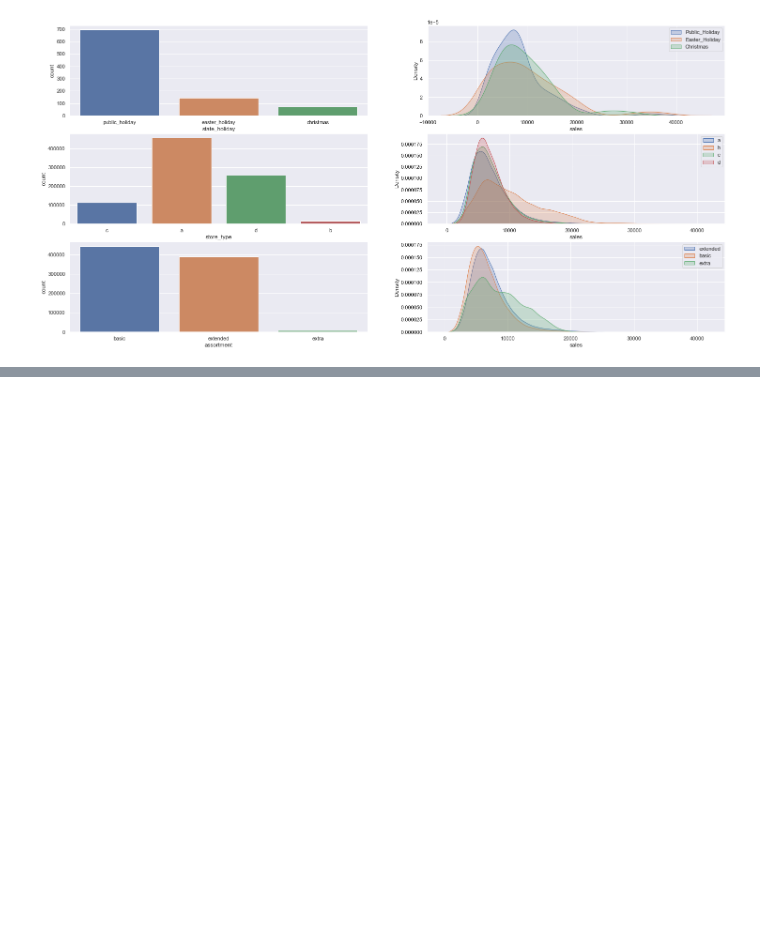
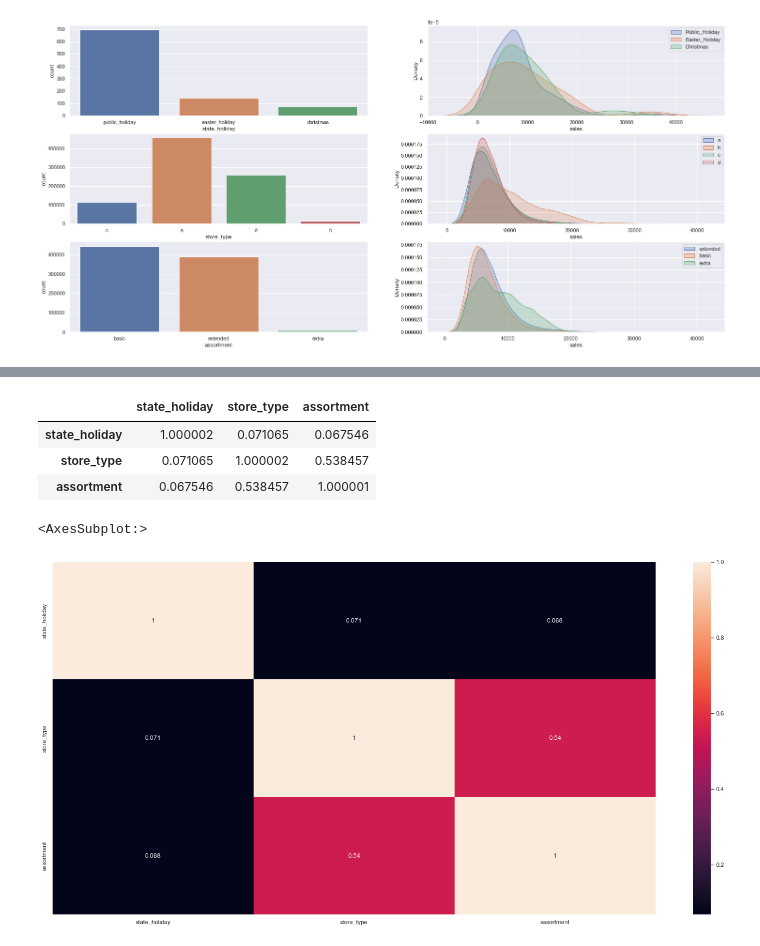
Before and after one commit to afsvieira/rossmann-store-sales, a Jupyter notebook: store_sales_prediction.ipynb, the cells around one changed output, grey strips where cells are left out. Saved outputs shown, nothing was run; the diff lists cells and outputs as text; code cells hidden in the pictures; blank space fills up the shorter version.

```diff
--- a/store_sales_prediction.ipynb
+++ b/store_sales_prediction.ipynb
@@ -21,7 +22,7 @@ import warnings
 ## 1.2 Helper Functions
 # %%
 def cramer_v(x,y):
-    cm = pd.crosstab(x,y).as_matrix()
+    cm = pd.crosstab(x,y).values
     n = cm.sum()
     r, k = cm.shape
 
@@ -763,0 +819,29 @@ sns.barplot(x='month', y='sales', hue='school_holiday', data=aux2);
+# %%
+#Calculating cramer_V
+a1 = cramer_v(cat_attrib['state_holiday'], cat_attrib['state_holiday'])
+a2 = cramer_v(cat_attrib['state_holiday'], cat_attrib['store_type'])
+a3 = cramer_v(cat_attrib['state_holiday'], cat_attrib['assortment'])
+
+a4 = cramer_v(cat_attrib['store_type'], cat_attrib['state_holiday'])
+a5 = cramer_v(cat_attrib['store_type'], cat_attrib['store_type'])
+a6 = cramer_v(cat_attrib['store_type'], cat_attrib['assortment'])
+
+a7 = cramer_v(cat_attrib['assortment'], cat_attrib['state_holiday'])
+a8 = cramer_v(cat_attrib['assortment'], cat_attrib['store_type'])
+a9 = cramer_v(cat_attrib['assortment'], cat_attrib['assortment'])
+
+d = pd.DataFrame({'state_holiday': [a1, a2, a3],
+             'store_type': [a4, a5, a6],
+             'assortment': [a7, a8, a9]})
+d = d.set_index(d.columns)
+d
+# %% [output]
+|  | state_holiday | store_type | assortment |
+| state_holiday | 1.000002 | 0.071065 | 0.067546 |
+| store_type | 0.071065 | 1.000002 | 0.538457 |
+| assortment | 0.067546 | 0.538457 | 1.000001 |
+# %%
+sns.heatmap(d, annot=True)
+# %% [output]
+<AxesSubplot:>
+[figure, added]
```
Also changed, not shown: parts of 62 cells of this notebook.
